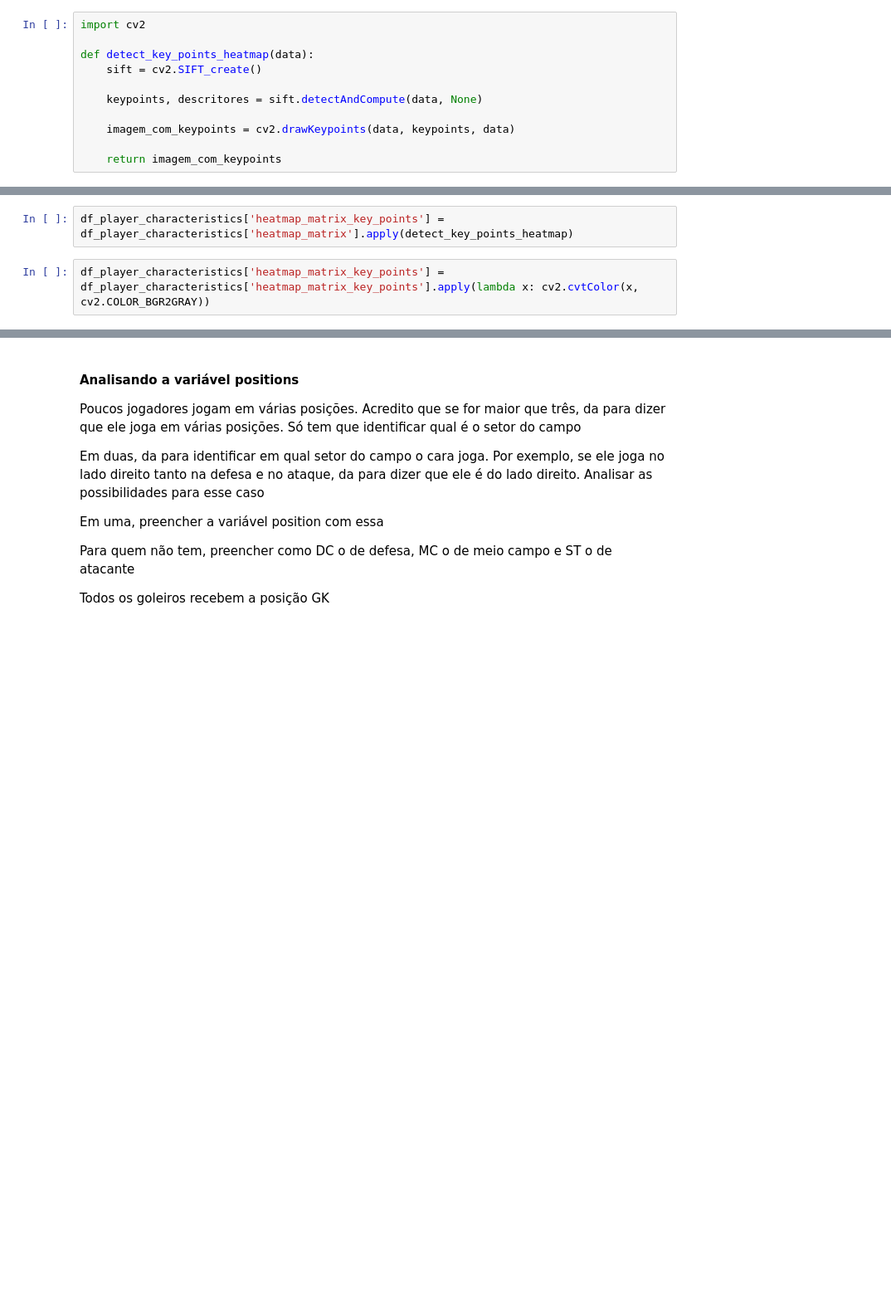
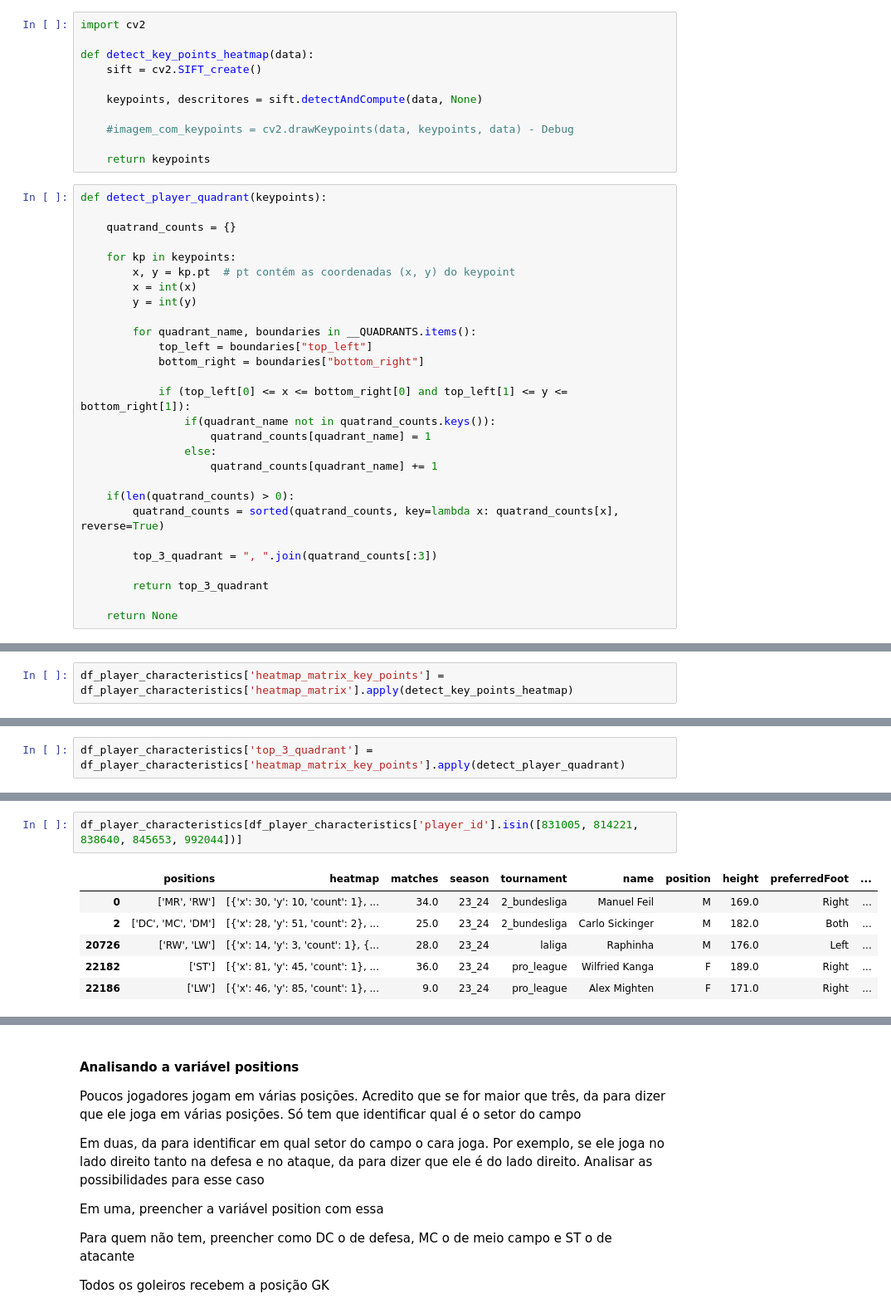
Before and after one commit to Yaak3/TCC2, a Jupyter notebook: Notebooks/analysis.ipynb, the cells around one changed output, grey strips where cells are left out. Shown at 83% size. Saved outputs shown, nothing was run; the diff lists cells and outputs as text; blank space fills up the shorter version.

Commit message:
feat: created method to decode the heatmap into quadrants

```diff
--- a/Notebooks/analysis.ipynb
+++ b/Notebooks/analysis.ipynb
@@ -457,14 +479,40 @@ def detect_key_points_heatmap(data):
 
     keypoints, descritores = sift.detectAndCompute(data, None)
 
-    imagem_com_keypoints = cv2.drawKeypoints(data, keypoints, data)
+    #imagem_com_keypoints = cv2.drawKeypoints(data, keypoints, data) - Debug
 
-    return imagem_com_keypoints
+    return keypoints
+# %%
+def detect_player_quadrant(keypoints):
+
+    quatrand_counts = {}
+
+    for kp in keypoints:
+        x, y = kp.pt  # pt contém as coordenadas (x, y) do keypoint
+        x = int(x)
+        y = int(y)
+
+        for quadrant_name, boundaries in __QUADRANTS.items():
+            top_left = boundaries["top_left"]
+            bottom_right = boundaries["bottom_right"]
+
+            if (top_left[0] <= x <= bottom_right[0] and top_left[1] <= y <= bottom_right[1]):
+                if(quadrant_name not in quatrand_counts.keys()):
+                    quatrand_counts[quadrant_name] = 1
+                else:
+                    quatrand_counts[quadrant_name] += 1
+
+    if(len(quatrand_counts) > 0):
+        quatrand_counts = sorted(quatrand_counts, key=lambda x: quatrand_counts[x], reverse=True)
+
+        top_3_quadrant = ", ".join(quatrand_counts[:3])
+
+        return top_3_quadrant
+
+    return None
 # %%
 df_player_characteristics['heatmap'] = df_player_characteristics['heatmap'].apply(eval)
 # %%
 df_player_characteristics['heatmap_matrix'] = df_player_characteristics['heatmap'].apply(create_heatmap_matrix)
 # %%
 df_player_characteristics['heatmap_matrix_key_points'] = df_player_characteristics['heatmap_matrix'].apply(detect_key_points_heatmap)
-# %%
-df_player_characteristics['heatmap_matrix_key_points'] = df_player_characteristics['heatmap_matrix_key_points'].apply(lambda x: cv2.cvtColor(x, cv2.COLOR_BGR2GRAY))
@@ -590,0 +519,2 @@ array([[224, 223, 223, ..., 227, 227, 228],
+# %%
+df_player_characteristics['top_3_quadrant'] = df_player_characteristics['heatmap_matrix_key_points'].apply(detect_player_quadrant)
@@ -590,0 +529,9 @@ array([[224, 223, 223, ..., 227, 227, 228],
+# %%
+df_player_characteristics[df_player_characteristics['player_id'].isin([831005, 814221, 838640, 845653, 992044])]
+# %% [output]
+|  | positions | heatmap | matches | season | tournament | name | position | height | preferredFoot | ... |
+| 0 | ['MR', 'RW'] | [{'x': 30, 'y': 10, 'count': 1}, ... | 34.0 | 23_24 | 2_bundesliga | Manuel Feil | M | 169.0 | Right | ... |
+| 2 | ['DC', 'MC', 'DM'] | [{'x': 28, 'y': 51, 'count': 2}, ... | 25.0 | 23_24 | 2_bundesliga | Carlo Sickinger | M | 182.0 | Both | ... |
+| 20726 | ['RW', 'LW'] | [{'x': 14, 'y': 3, 'count': 1}, {... | 28.0 | 23_24 | laliga | Raphinha | M | 176.0 | Left | ... |
+| 22182 | ['ST'] | [{'x': 81, 'y': 45, 'count': 1}, ... | 36.0 | 23_24 | pro_league | Wilfried Kanga | F | 189.0 | Right | ... |
+| 22186 | ['LW'] | [{'x': 46, 'y': 85, 'count': 1}, ... | 9.0 | 23_24 | pro_league | Alex Mighten | F | 171.0 | Right | ... |
```
Also changed, not shown: parts of 12 cells of this notebook, 1 other file.
